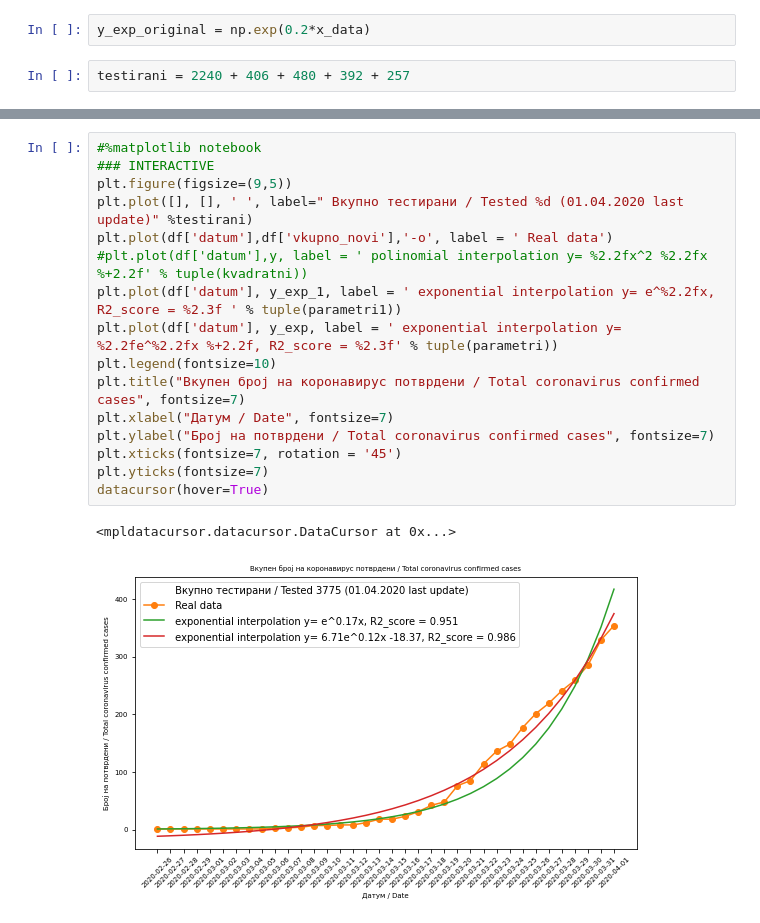
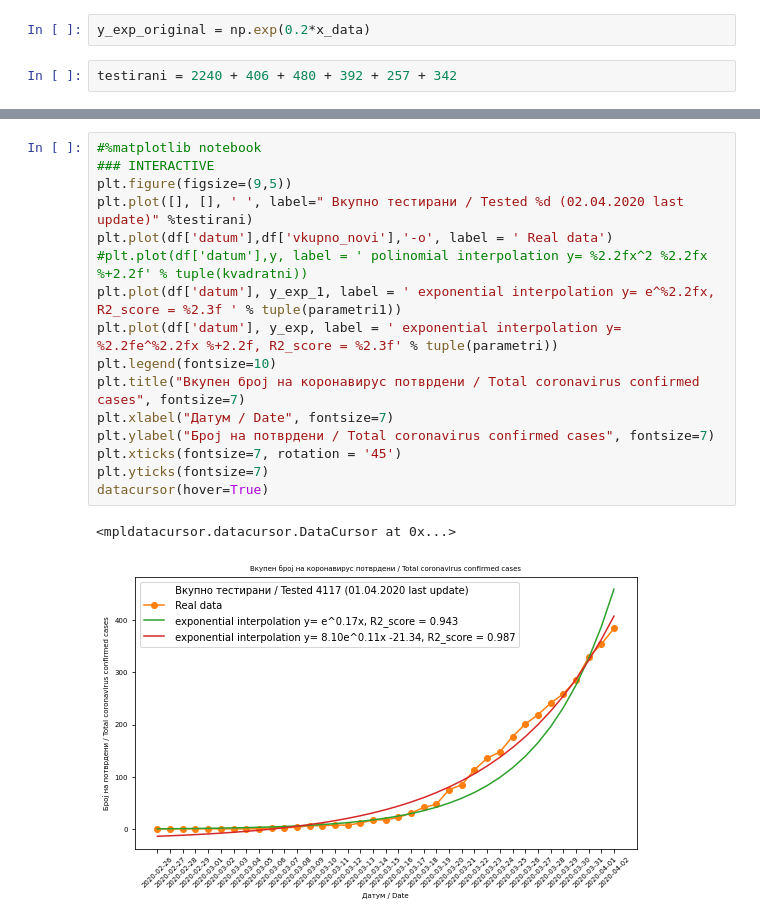
Before and after one commit to Sinisha12/ML_DL, a Jupyter notebook: corona/Covid_19_curves.ipynb, the cells around one changed output, grey strips where cells are left out. Cells and saved outputs as stored; diff of their text form.

```diff
--- a/corona/Covid_19_curves.ipynb
+++ b/corona/Covid_19_curves.ipynb
@@ -38,7 +38,7 @@ y_exp_1 = func_1(x_data, *popt1)
 # %%
 y_exp_original = np.exp(0.2*x_data)
 # %%
-testirani = 2240 + 406 + 480 + 392 + 257
+testirani = 2240 + 406 + 480 + 392 + 257 + 342
 # %%
 R2 = r2_score(y_data, y_exp)
 R2
@@ -137,21 +137,21 @@ plt.yticks(fontsize=15)
 # %%
 #%matplotlib notebook
 ### INTERACTIVE
 plt.figure(figsize=(9,5))
-plt.plot([], [], ' ', label=" Вкупно тестирани / Tested %d (01.04.2020 last update)" %testirani)
+plt.plot([], [], ' ', label=" Вкупно тестирани / Tested %d (02.04.2020 last update)" %testirani)
 plt.plot(df['datum'],df['vkupno_novi'],'-o', label = ' Real data')
 #plt.plot(df['datum'],y, label = ' polinomial interpolation y= %2.2fx^2 %2.2fx %+2.2f' % tuple(kvadratni))
 plt.plot(df['datum'], y_exp_1, label = ' exponential interpolation y= e^%2.2fx, R2_score = %2.3f ' % tuple(parametri1))
 plt.plot(df['datum'], y_exp, label = ' exponential interpolation y= %2.2fe^%2.2fx %+2.2f, R2_score = %2.3f' % tuple(parametri))
 plt.legend(fontsize=10)
 plt.title("Вкупен број на коронавирус потврдени / Total coronavirus confirmed cases", fontsize=7)
 plt.xlabel("Датум / Date", fontsize=7)
 plt.ylabel("Број на потврдени / Total coronavirus confirmed cases", fontsize=7)
 plt.xticks(fontsize=7, rotation = '45')
 plt.yticks(fontsize=7)
 datacursor(hover=True)
 # %% [output]
 <mpldatacursor.datacursor.DataCursor at 0x...>
-[figure, old version]
+[figure, new version]
 # %%
 plt.figure(figsize=(20,10))
```
Also changed, not shown: parts of 12 cells of this notebook, 2 other files.
